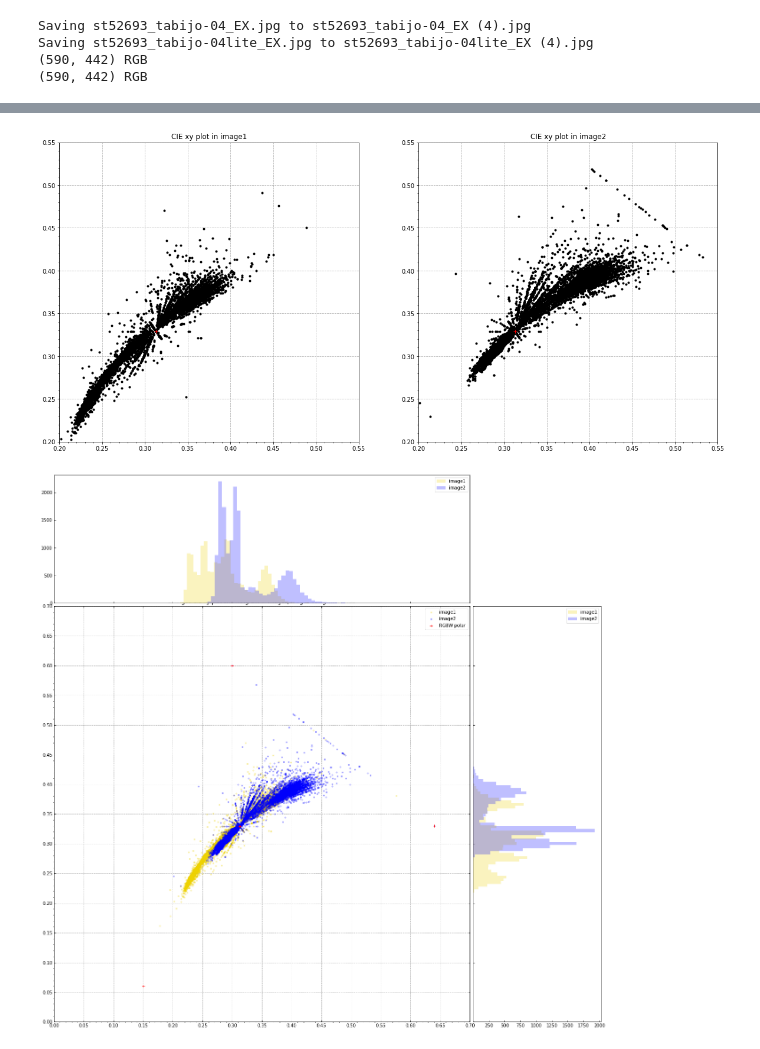
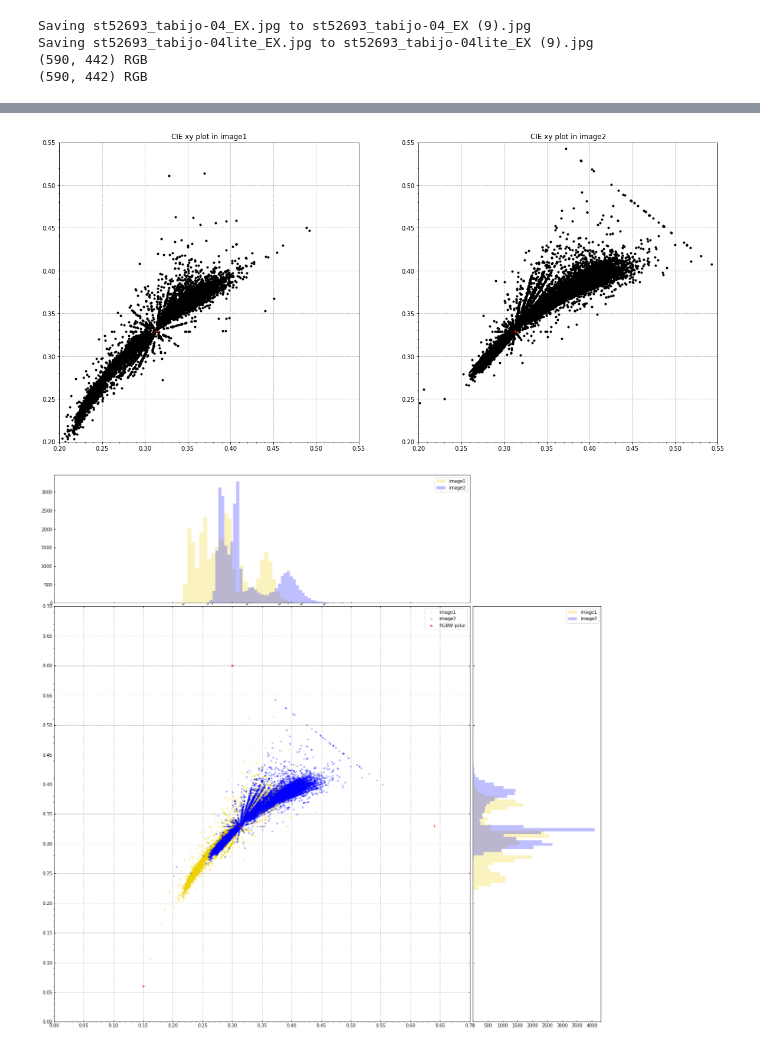
Before and after one commit to zfukuoka/image_visual_analysis, a Jupyter notebook: image_visual_analysis.ipynb, the cells around one changed output, grey strips where cells are left out. Saved outputs shown, nothing was run; the diff lists cells and outputs as text; code cells hidden in the pictures.

```diff
--- a/image_visual_analysis.ipynb
+++ b/image_visual_analysis.ipynb
@@ -78,7 +81,7 @@ from matplotlib import cm as cm
 from matplotlib.ticker import MultipleLocator, AutoMinorLocator
 from google.colab import files
 
-# 複数個所で使われる定数
+### 複数個所で使われる定数
 DEFAULT_DTYPE = np.float32              # numpyで用いる型
 CIEXY_RGBW_POLARS = np.array([[0.64, 0.33], [0.30, 0.60], [0.15, 0.06], [0.3127, 0.3290]]) # CIX xyプロット上で固定でプロットする座標(sRGB色空間のR,G,B,Wの極値)
 CIEXY_PLOT_X_LIM = (0, 0.7)             # CIE xyプロットの表現範囲でX軸の下限、上限
@@ -89,13 +92,23 @@ CIEXY_MAJOR_LOCATOR = 0.1               # CIE xyプロットのガイド付き
 CIEXY_CROPPED_MAJOR_LOCATOR = CIEXY_MAJOR_LOCATOR / 2 # CIE xyプロット（切り抜き版）のガイド付きのメモリ間隔
 CIEXY_MINOR_LOCATOR_DIVIDER = 5         # ガイド付きのメモリ間隔の間の小メモリの分割数
 CIEXY_HIST_BINS = 70                    # CIE xyヒストグラムの分割数、現状プロット表現範囲0～0.7に合わせて0.01の粒度で分割
+CIEXY_GRID_LINESTYLE = "--"             # CIE xyプロットのグリッド線の形状
+CIEXY_PLOT_MARKER = '.'                 # CIE xyプロットのプロットマーカー形状
+CIEXY_PLOT_LINESTYLE = ''               # CIE xyプロットのプロット間の線の形状
+MIX_TRANSPARENT_RATE = 0.25             # 重ね合わせのあるプロットなどでの透過率
 
 RGB2Y_CONVERT_MATRIX = np.array([0.299, 0.587, 0.114]) # ITU-R BT.601 に従った輝度Yの変換行列
 
+## プロットで画像毎にループするときに用いる定数（現状2つの画像まで）
 IMAGE1_COLOR = '#EED202'        # yellow では白背景に同化しやすいので明度減
 IMAGE2_COLOR = 'blue'
-PLOT_AREA_LANDSCAPE = (20, 10)  # プロット領域 横長
-PLOT_AREA_SQUARE = (20, 20)     # プロット領域 正方
+COLORS = [IMAGE1_COLOR, IMAGE2_COLOR]
+LOOP_MAX = len(COLORS)
+
+
+## プロット領域の定義
+PLOT_AREA_LANDSCAPE = (20, 10)  # 横長
+PLOT_AREA_SQUARE = (20, 20)     # 正方
 
 def main():
 
@@ -129,16 +142,13 @@ def main():
     print(im.size, im.mode)
     im_list = np.asarray(im)
 
-    # 画像の間引き：とりあえず、XGA以上の解像度を想定し、横幅1024未満にする間引き
-    MAX_IMG_WIDTH = 1024
+    # 画像の間引き：長編を256未満にする間引き
+    MAX_IMG_WIDTH = 256
     (img_x, img_y, img_dim) = im_list.shape
     if img_x  > img_y:
       skip = int(img_x / MAX_IMG_WIDTH) + 1
     else:
       skip = int(img_y / MAX_IMG_WIDTH) + 1
-
-    # 処理時間がかかるため、追加で固定値で間引き
-    skip *= 4
     im_list2 = im_list[::skip,::skip,::]
 
     # RGB to CIE xyz
@@ -162,8 +172,6 @@ def main():
   image2_g = temp[0:, 1]
   image2_b = temp[0:, 2]
   image2_l = np.dot(temp[0:,], RGB2Y_CONVERT_MATRIX)
-  image1_filename = im_fnames[0]
-  image2_filename = im_fnames[1]
 
   # プロット1 CIE xyのプロット、画像毎にプロット
   plotCiexy(
@@ -252,15 +260,11 @@ def plotCiexy(
     image1_x, image1_y, image2_x, image2_y,
     x_lim, y_lim, major_locator):
   # ２つのプロット共通パラメータ
-  grid_linestyle = "--"
   plot_color =  'black'
-  plot_marker = '.'
-  plot_linestyle = ''
   plot_transparent_rate = 1.0
   polar_color = 'red'
   polar_marker = '+'
   polar_linestyle = ''
-  LOOP_MAX = 2
 
   # プロット
   root_fig = plt.figure(figsize=PLOT_AREA_LANDSCAPE)
@@ -272,12 +276,13 @@ def plotCiexy(
         xlim=x_lim, ylim=y_lim, aspect='equal')
     image_plot.xaxis.set_major_locator(MultipleLocator(major_locator))
     image_plot.yaxis.set_major_locator(MultipleLocator(major_locator))
-    image_plot.grid(linestyle=grid_linestyle, zorder=-10)
+    image_plot.grid(linestyle=CIEXY_GRID_LINESTYLE, zorder=-10)
     image_plot.xaxis.set_minor_locator(AutoMinorLocator(CIEXY_MINOR_LOCATOR_DIVIDER))
     image_plot.yaxis.set_minor_locator(AutoMinorLocator(CIEXY_MINOR_LOCATOR_DIVIDER))
     image_plot.plot(
         image_x[i], image_y[i],
-        color=plot_color, marker=plot_marker, linestyle=plot_linestyle,
+        color=plot_color, marker=CIEXY_PLOT_MARKER,
+        linestyle=CIEXY_PLOT_LINESTYLE,
         alpha=plot_transparent_rate, label="image%d"%(i+1))
     image_plot.plot(
         CIEXY_RGBW_POLARS[0:,0], CIEXY_RGBW_POLARS[0:,1],
@@ -290,14 +295,9 @@ def plotSuperimposedCiexy(
     image1_x, image1_y, image2_x, image2_y,
     x_lim, y_lim, major_locator):
   # プロット共通パラメータ
-  grid_linestyle = "--"
-  plot_marker = '.'
-  plot_linestyle = ''
-  plot_transparent_rate = 0.25
   polar_color = 'red'
   polar_marker = '+'
   polar_linestyle = ''
-  HIST_TRANSPARENT_RATE = 0.25
 
   # ヒストグラムとプロットの関係をまとめた処理
   root_fig = plt.figure(figsize=PLOT_AREA_SQUARE)
@@ -307,7 +307,6 @@ def plotSuperimposedCiexy(
   RECT_PLOT = [LEFT, BOTTOM, WIDTH, HEIGHT]
   RECT_HISTX = [LEFT, BOTTOM + HEIGHT + SPACING, WIDTH, 0.2]
   RECT_HISTY = [LEFT + WIDTH + SPACING, BOTTOM, 0.2, HEIGHT]
-  LOOP_MAX = 2
   images_plot = root_fig.add_axes(RECT_PLOT)
   images_plot.tick_params(direction='in', top=True, right=True)
   hist_x = root_fig.add_axes(RECT_HISTX)
@@ -322,7 +321,7 @@ def plotSuperimposedCiexy(
   images_plot.set_aspect('equal')
   images_plot.xaxis.set_major_locator(MultipleLocator(major_locator))
   images_plot.yaxis.set_major_locator(MultipleLocator(major_locator))
-  images_plot.grid(linestyle=grid_linestyle, zorder=-10)
+  images_plot.grid(linestyle=CIEXY_GRID_LINESTYLE, zorder=-10)
   images_plot.xaxis.set_minor_locator(AutoMinorLocator(CIEXY_MINOR_LOCATOR_DIVIDER))
   images_plot.yaxis.set_minor_locator(AutoMinorLocator(CIEXY_MINOR_LOCATOR_DIVIDER))
   hist_x.set_xlim(images_plot.get_xlim())
@@ -330,18 +329,18 @@ def plotSuperimposedCiexy(
 
   image_x = [image1_x, image2_x]
   image_y = [image1_y, image2_y]
-  colors = [IMAGE1_COLOR, IMAGE2_COLOR]
   for i in range(LOOP_MAX):
     images_plot.plot(
         image_x[i], image_y[i],
-        color=colors[i], marker=plot_marker, linestyle=plot_linestyle,
-        alpha=plot_transparent_rate, label="image%d"%(i+1))
+        color=COLORS[i], marker=CIEXY_PLOT_MARKER,
+        linestyle=CIEXY_PLOT_LINESTYLE,
+        alpha=MIX_TRANSPARENT_RATE, label="image%d"%(i+1))
     hist_x.hist(
-        image_x[i], bins=CIEXY_HIST_BINS, color=colors[i],
-        alpha=HIST_TRANSPARENT_RATE, label="image%d"%(i+1))
+        image_x[i], bins=CIEXY_HIST_BINS, color=COLORS[i],
+        alpha=MIX_TRANSPARENT_RATE, label="image%d"%(i+1))
     hist_y.hist(
-        image_y[i], bins=CIEXY_HIST_BINS, color=colors[i],
-        alpha=HIST_TRANSPARENT_RATE, label="image%d"%(i+1),
+        image_y[i], bins=CIEXY_HIST_BINS, color=COLORS[i],
+        alpha=MIX_TRANSPARENT_RATE, label="image%d"%(i+1),
         orientation='horizontal')
 
   images_plot.plot(
@@ -363,7 +362,6 @@ def plotHeatmapCiexy(
   (xmin, xmax) = x_lim
   (ymin, ymax) = y_lim
   BINS = [int((xmax-xmin)/RESOLUTION), int((ymax-ymin)/RESOLUTION)]
-  LOOP_MAX = 2
 
   # プロット
   root_fig = plt.figure(figsize=PLOT_AREA_LANDSCAPE)
@@ -386,8 +384,6 @@ def histRgbl(
   RGBY_HIST_BINS = 256  # ヒストグラムの分割数。現状あまり意味はないが、正規化前の256段階
   RGBY_CUMULATIVE_Y_LIM = 0, 1.0 # 累積表示の表現範囲でY軸の下限、上限。現状、X軸はヒストグラムと同じため定義せず、Y軸は割合なので0～1.0
   RGBY_CUMULATIVE_BINS = int(RGBY_HIST_BINS / 4) # ヒストグラムの累積表示の分割数。現状、ヒストグラムと同じ粒度だとグラフが見え難いこともあったので少し粗目
-  HIST_NUM = 4
-  HIST_TRANSPARENT_RATE = 0.25
   CUMULATIVE_TRANSPARENT_RATE = 1.0
   CUMULATIVE_LINE_WIDTH = 2
   AVE_LINESTYLE = '--'
@@ -402,18 +398,19 @@ def histRgbl(
             'Histgram and cumulative ratio of BLUE in image1/image2',
             'Histgram and cumulative ratio of LUMINANCE in image1/image2'
   ]
+  hist_num = len(TITLES)
 
   root_fig = plt.figure(figsize=PLOT_AREA_SQUARE)
-  for i in range(HIST_NUM):
+  for i in range(hist_num):
     # ヒストグラムの描画
-    hist1 = root_fig.add_subplot(HIST_NUM, 1, i+1, xlim=RGBY_HIST_X_LIM)
+    hist1 = root_fig.add_subplot(hist_num, 1, i+1, xlim=RGBY_HIST_X_LIM)
     hist1.set_title(TITLES[i])
     hist1.hist(
         image1s[i], bins=RGBY_HIST_BINS, color=IMAGE1_COLOR,
-        alpha=HIST_TRANSPARENT_RATE, label="image1")
+        alpha=MIX_TRANSPARENT_RATE, label="image1")
     hist1.hist(
         image2s[i], bins=RGBY_HIST_BINS, color=IMAGE2_COLOR,
-        alpha=HIST_TRANSPARENT_RATE, label="image2")
+        alpha=MIX_TRANSPARENT_RATE, label="image2")
     hist1.axvline(
         image1s[i].mean(), color=IMAGE1_COLOR,
         linestyle=AVE_LINESTYLE, linewidth=AVE_LINE_WIDTH)
@@ -447,7 +444,7 @@ def histRgbl(
 main()
 # %% [output]
 [interactive output not drawn]
-Saving st52693_tabijo-04_EX.jpg to st52693_tabijo-04_EX (4).jpg
-Saving st52693_tabijo-04lite_EX.jpg to st52693_tabijo-04lite_EX (4).jpg
+Saving st52693_tabijo-04_EX.jpg to st52693_tabijo-04_EX (9).jpg
+Saving st52693_tabijo-04lite_EX.jpg to st52693_tabijo-04lite_EX (9).jpg
 (590, 442) RGB
 (590, 442) RGB
@@ -455,2 +452,2 @@ Saving st52693_tabijo-04lite_EX.jpg to st52693_tabijo-04lite_EX (4).jpg
-[figure, old version]
+[figure, new version]
-[figure, old version]
+[figure, new version]
```
Also changed, not shown: parts of 2 cells of this notebook.
